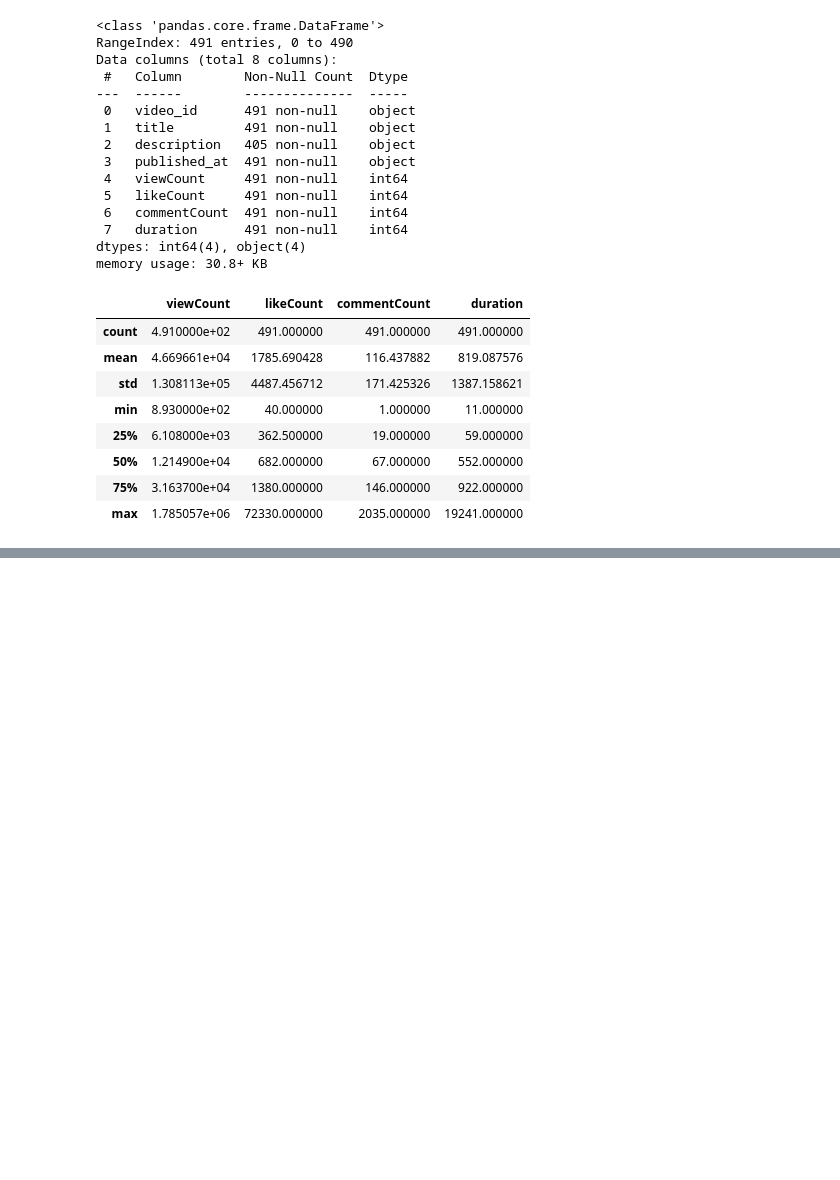
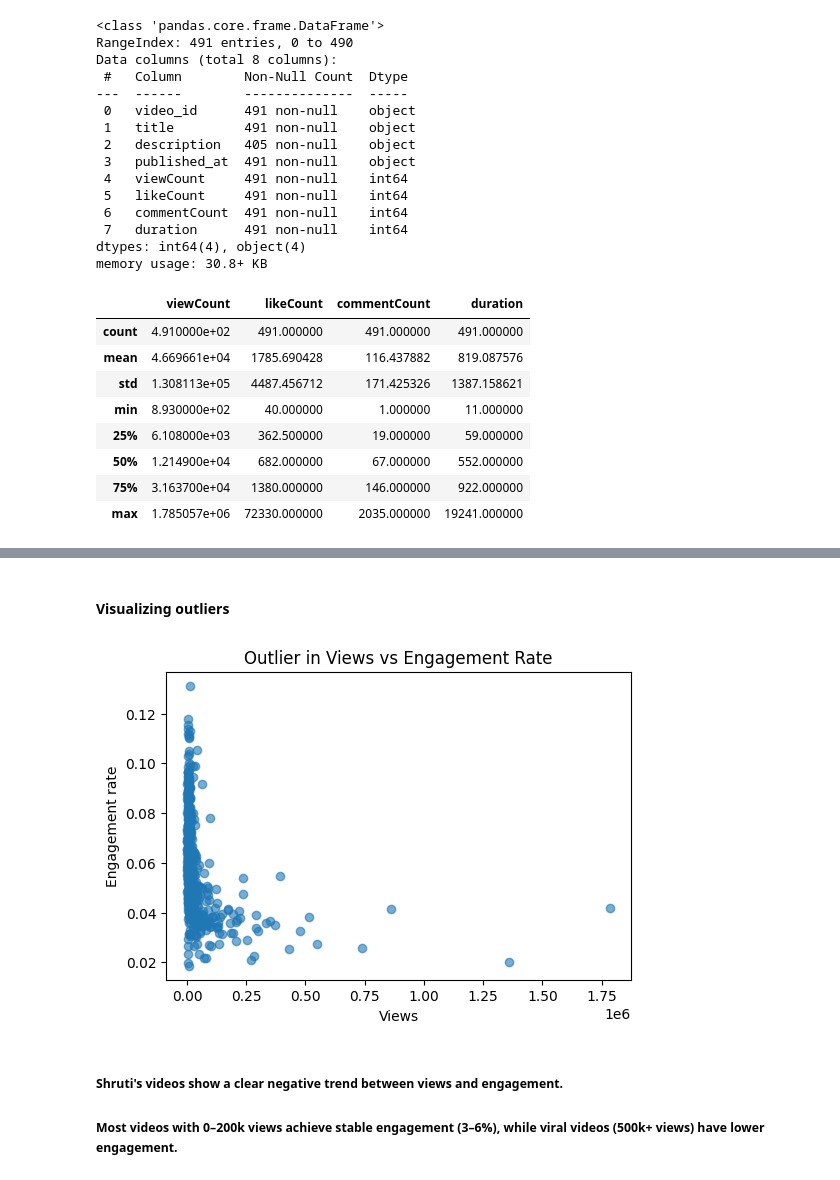
Before and after one commit to Siddhi-S-Thakur/YouTube-Content-Performance-Analyzer, a Jupyter notebook: code.ipynb, the cells around one changed output, grey strips where cells are left out. Saved outputs shown, nothing was run; the diff lists cells and outputs as text; code cells hidden in the pictures; blank space fills up the shorter version.

```diff
--- a/code.ipynb
+++ b/code.ipynb
@@ -48,0 +194,14 @@ df.describe()
+# %% [markdown]
+#### Visualizing outliers
+# %%
+plt.figure(figsize = (6,4))
+plt.scatter(df['viewCount'], df['engagement_rate'], alpha = 0.6)
+plt.xlabel("Views")
+plt.ylabel("Engagement rate")
+plt.title("Outlier in Views vs Engagement Rate")
+plt.show()
+# %% [output]
+[figure, added]
+# %% [markdown]
+##### Shruti's videos show a clear negative trend between views and engagement.
+##### Most videos with 0–200k views achieve stable engagement (3–6%), while viral videos (500k+ views) have lower engagement.
```
Also changed, not shown: parts of 23 cells of this notebook.
